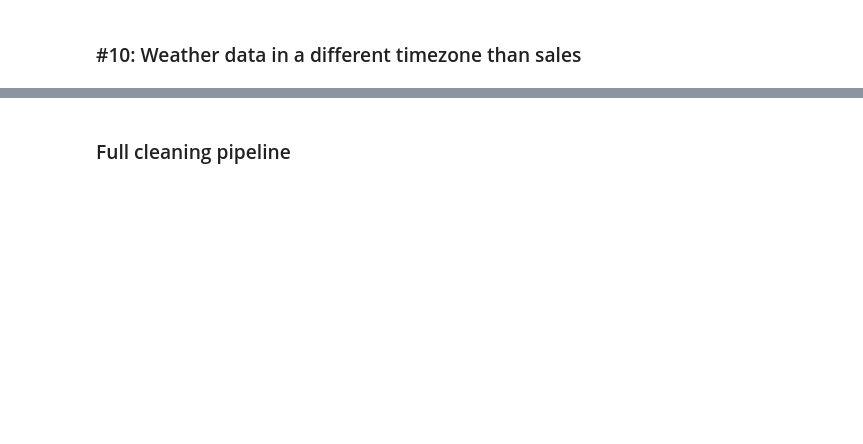
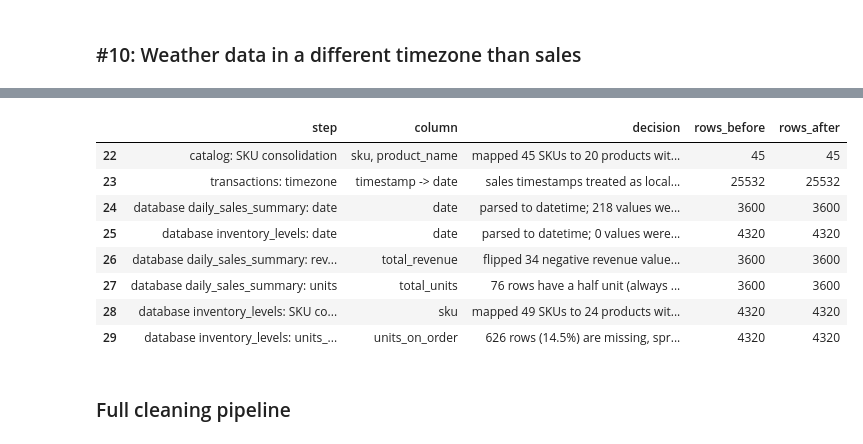
Before and after one commit to eviemcmahan/walmart-hurricane-project, a Jupyter notebook: notebooks/team_notebook.ipynb, the cells around one changed output, grey strips where cells are left out. Saved outputs shown, nothing was run; the diff lists cells and outputs as text; code cells hidden in the pictures; blank space fills up the shorter version.

```diff
--- a/notebooks/team_notebook.ipynb
+++ b/notebooks/team_notebook.ipynb
@@ -853,0 +992,71 @@ The example shows the problem: a reading at 3 AM UTC on Sept 27 is really 11 PM
+# %%
+# SKUs that only appear in the inventory database. Nothing in the catalog or transactions says what they are,
+# so each one stays its own product until we know more.
+db_only = pd.DataFrame([
+    ('LEGACY-PT', 'LEGACY-PT', 'LEGACY-PT (unconfirmed)'),
+    ('MISC-001', 'MISC-001', 'MISC-001 (unconfirmed)'),
+    ('OLD-BATT-50', 'OLD-BATT-50', 'OLD-BATT-50 (unconfirmed)'),
+    ('UNKNOWN-99', 'UNKNOWN-99', 'UNKNOWN-99 (unconfirmed)'),
+], columns=['raw_sku', 'canonical_sku', 'product'])
+sku_map = pd.concat([sku_map[~sku_map['raw_sku'].isin(db_only['raw_sku'])], db_only], ignore_index=True)
+
+assert sku_map['raw_sku'].is_unique, 'a raw SKU is mapped twice'
+print(f'{len(sku_map)} SKUs -> {sku_map["canonical_sku"].nunique()} canonical products')
+
+def clean_database(db, sku_map):
+    """Step 11: clean the two SQLite tables with the same habits as the CSVs."""
+    out = {name: df.copy() for name, df in db.items()}
+
+    # Dates: both tables get a real datetime column (sales mixes 2024-09-12 and 20240912)
+    for name, df in out.items():
+        compact = int(df['date'].astype(str).str.fullmatch(r'\d{8}').sum())
+        df['date'] = to_datetime(df['date'])
+        log(f'database {name}: date', 'date',
+            f'parsed to datetime; {compact} values were written as YYYYMMDD; none failed to parse',
+            len(df), len(df))
+
+    # Sales summary: negative revenue and half units
+    s = out['daily_sales_summary']
+    n_neg = int((s['total_revenue'] < 0).sum())
+    before = s['total_revenue'].sum()
+    s['total_revenue'] = s['total_revenue'].abs()
+    log('database daily_sales_summary: revenue', 'total_revenue',
+        f'flipped {n_neg} negative revenue values to positive (their revenue per unit matches the positive rows); '
+        f'total revenue {before:,.0f} -> {s["total_revenue"].sum():,.0f}', len(s), len(s))
+    n_half = int((s['total_units'] % 1 != 0).sum())
+    log('database daily_sales_summary: units', 'total_units',
+        f'{n_half} rows have a half unit (always .5, in every category); left as is', len(s), len(s))
+
+    # Inventory: SKU consolidation with the same mapping table as the transactions
+    inv = out['inventory_levels']
+    n = len(inv)
+    merged = inv.merge(sku_map, left_on='sku', right_on='raw_sku', how='left', validate='many_to_one')
+    unmapped = sorted(merged.loc[merged['raw_sku'].isna(), 'sku'].unique())
+    merged['canonical_sku'] = merged['canonical_sku'].fillna(merged['sku'])  # unmapped SKUs keep their own code
+    merged['product'] = merged['product'].fillna(merged['sku'])
+    merged = merged.drop(columns='raw_sku')
+    assert len(merged) == n, 'mapping changed the row count'
+    assert merged['units_on_hand'].sum() == inv['units_on_hand'].sum(), 'mapping changed units on hand'
+    log('database inventory_levels: SKU consolidation', 'sku',
+        f'mapped {inv["sku"].nunique()} SKUs to {merged["canonical_sku"].nunique()} products with the mapping table; '
+        f'unmapped: {len(unmapped)}',
+        n, len(merged))
+    n_null = int(merged['units_on_order'].isna().sum())
+    log('database inventory_levels: units_on_order', 'units_on_order',
+        f'{n_null} rows ({n_null / n:.1%}) are missing, spread over every store and date; zeros exist, '
+        f'so missing is not zero; left missing', n, n)
+    out['inventory_levels'] = merged
+    return out
+
+db_clean = clean_database(db, sku_map)  # Run the function
+
+# Check before using
+s, inv = db_clean['daily_sales_summary'], db_clean['inventory_levels']
+assert len(s) == len(db['daily_sales_summary']) == 3600
+assert not s.duplicated(['date', 'store_id', 'category']).any(), 'repeated store/category/day'
+assert s['date'].min() == pd.Timestamp('2024-09-01') and s['date'].max() == pd.Timestamp('2024-09-30')
+assert (s['total_revenue'] >= 0).all()
+assert len(inv) == 4320 and not inv.duplicated(['date', 'store_id', 'sku']).any()
+print('database tables are clean:', {k: len(v) for k, v in db_clean.items()})
+pd.DataFrame(decision_log).tail(8)
+# %% [output]
@@ -854,3 +1067,12 @@ The example shows the problem: a reading at 3 AM UTC on Sept 27 is really 11 PM
+|  | step | column | decision | rows_before | rows_after |
+| 22 | catalog: SKU consolidation | sku, product_name | mapped 45 SKUs to 20 products wit... | 45 | 45 |
+| 23 | transactions: timezone | timestamp -> date | sales timestamps treated as local... | 25532 | 25532 |
+| 24 | database daily_sales_summary: date | date | parsed to datetime; 218 values we... | 3600 | 3600 |
+| 25 | database inventory_levels: date | date | parsed to datetime; 0 values were... | 4320 | 4320 |
+| 26 | database daily_sales_summary: rev... | total_revenue | flipped 34 negative revenue value... | 3600 | 3600 |
+| 27 | database daily_sales_summary: units | total_units | 76 rows have a half unit (always ... | 3600 | 3600 |
+| 28 | database inventory_levels: SKU co... | sku | mapped 49 SKUs to 24 products wit... | 4320 | 4320 |
+| 29 | database inventory_levels: units_... | units_on_order | 626 rows (14.5%) are missing, spr... | 4320 | 4320 |
 # %% [markdown]
 ### Full cleaning pipeline
 # %% [markdown]
```
Also changed, not shown: parts of 46 cells of this notebook.
